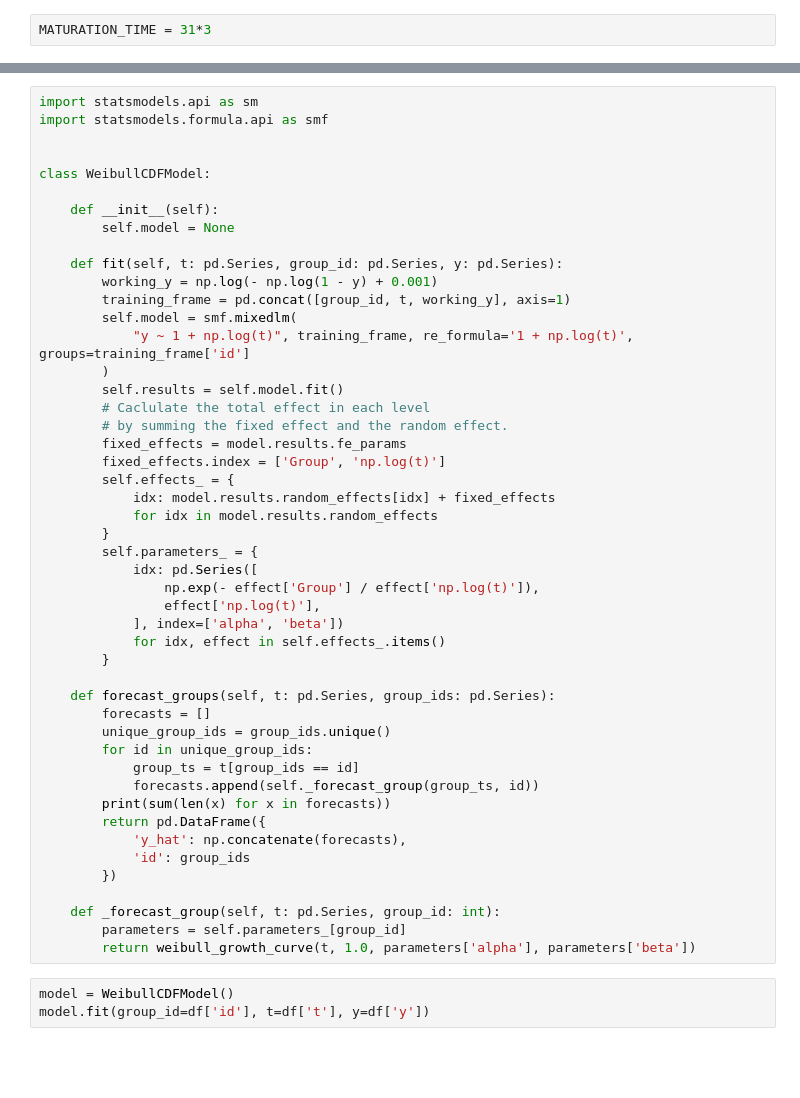
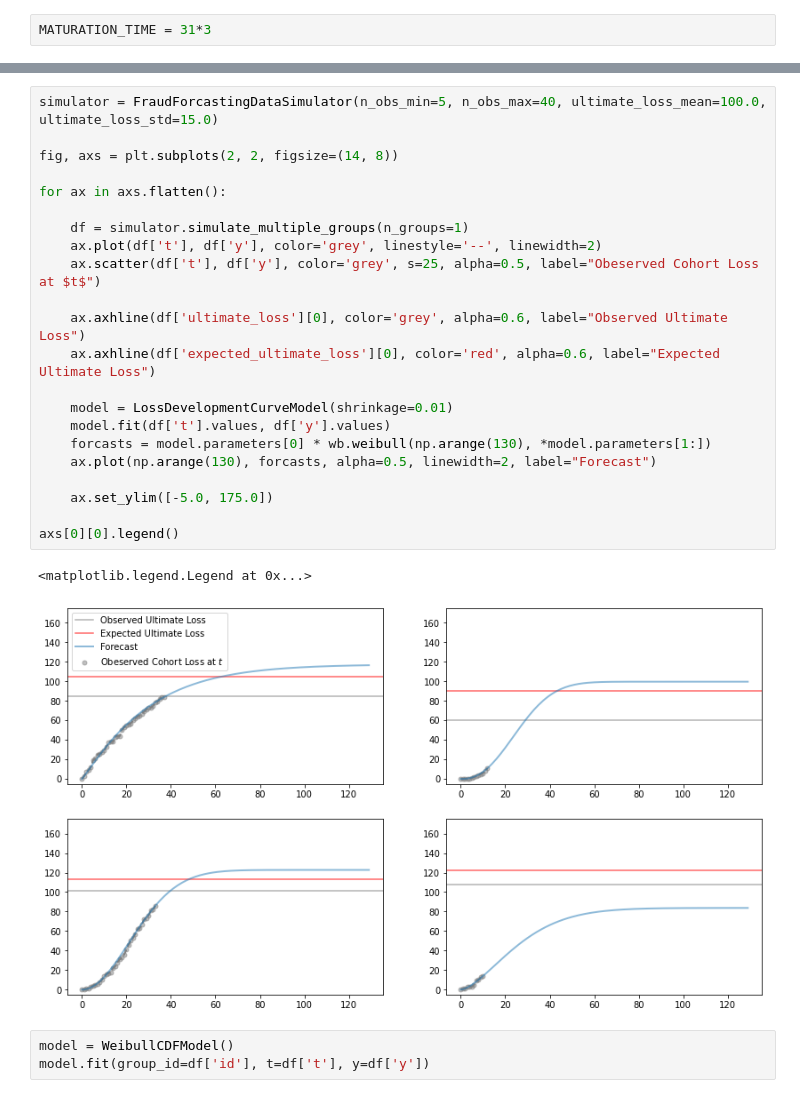
Before and after one commit to madrury/loss-forecasting, a Jupyter notebook: simulation-testing.ipynb, the cells around one changed output, grey strips where cells are left out. Saved outputs shown, nothing was run; the diff lists cells and outputs as text; blank space fills up the shorter version.

```diff
--- a/simulation-testing.ipynb
+++ b/simulation-testing.ipynb
@@ -134,51 +37,28 @@ df.head()
-# %%
-import statsmodels.api as sm
-import statsmodels.formula.api as smf
-
-
-class WeibullCDFModel:
-
-    def __init__(self):
-        self.model = None
-
-    def fit(self, t: pd.Series, group_id: pd.Series, y: pd.Series):
-        working_y = np.log(- np.log(1 - y) + 0.001)
-        training_frame = pd.concat([group_id, t, working_y], axis=1)
-        self.model = smf.mixedlm(
-            "y ~ 1 + np.log(t)", training_frame, re_formula='1 + np.log(t)', groups=training_frame['id']
-        )
-        self.results = self.model.fit()
-        # Caclulate the total effect in each level
-        # by summing the fixed effect and the random effect.
-        fixed_effects = model.results.fe_params
-        fixed_effects.index = ['Group', 'np.log(t)']
-        self.effects_ = {
-            idx: model.results.random_effects[idx] + fixed_effects
-            for idx in model.results.random_effects
-        }
-        self.parameters_ = {
-            idx: pd.Series([
-                np.exp(- effect['Group'] / effect['np.log(t)']),
-                effect['np.log(t)'],
-            ], index=['alpha', 'beta'])
-            for idx, effect in self.effects_.items()
-        }
-
-    def forecast_groups(self, t: pd.Series, group_ids: pd.Series):
-        forecasts = []
-        unique_group_ids = group_ids.unique()
-        for id in unique_group_ids:
-            group_ts = t[group_ids == id]
-            forecasts.append(self._forecast_group(group_ts, id))
-        print(sum(len(x) for x in forecasts))
-        return pd.DataFrame({
-            'y_hat': np.concatenate(forecasts),
-            'id': group_ids
-        })
-
-    def _forecast_group(self, t: pd.Series, group_id: int):
-        parameters = self.parameters_[group_id]
-        return weibull_growth_curve(t, 1.0, parameters['alpha'], parameters['beta'])
+# %%
+simulator = FraudForcastingDataSimulator(n_obs_min=5, n_obs_max=40, ultimate_loss_mean=100.0, ultimate_loss_std=15.0)
+
+fig, axs = plt.subplots(2, 2, figsize=(14, 8))
+
+for ax in axs.flatten():
+
+    df = simulator.simulate_multiple_groups(n_groups=1)
+    ax.plot(df['t'], df['y'], color='grey', linestyle='--', linewidth=2)
+    ax.scatter(df['t'], df['y'], color='grey', s=25, alpha=0.5, label="Obeserved Cohort Loss at $t$")
+
+    ax.axhline(df['ultimate_loss'][0], color='grey', alpha=0.6, label="Observed Ultimate Loss")
+    ax.axhline(df['expected_ultimate_loss'][0], color='red', alpha=0.6, label="Expected Ultimate Loss")
+
+    model = LossDevelopmentCurveModel(shrinkage=0.01)
+    model.fit(df['t'].values, df['y'].values)
+    forcasts = model.parameters[0] * wb.weibull(np.arange(130), *model.parameters[1:])
+    ax.plot(np.arange(130), forcasts, alpha=0.5, linewidth=2, label="Forecast")
+
+    ax.set_ylim([-5.0, 175.0])
+
+axs[0][0].legend()
+# %% [output]
+<matplotlib.legend.Legend at 0x...>
+[figure, added]
 # %%
 model = WeibullCDFModel()
 model.fit(group_id=df['id'], t=df['t'], y=df['y'])
```
Also changed, not shown: parts of 15 cells of this notebook, 3 other files.
